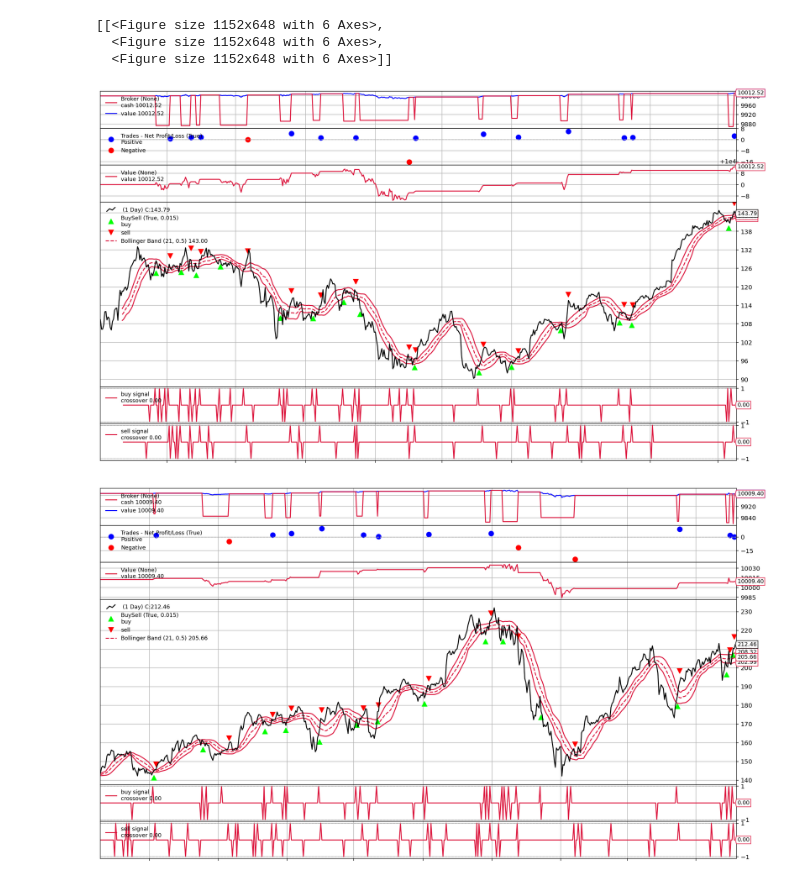
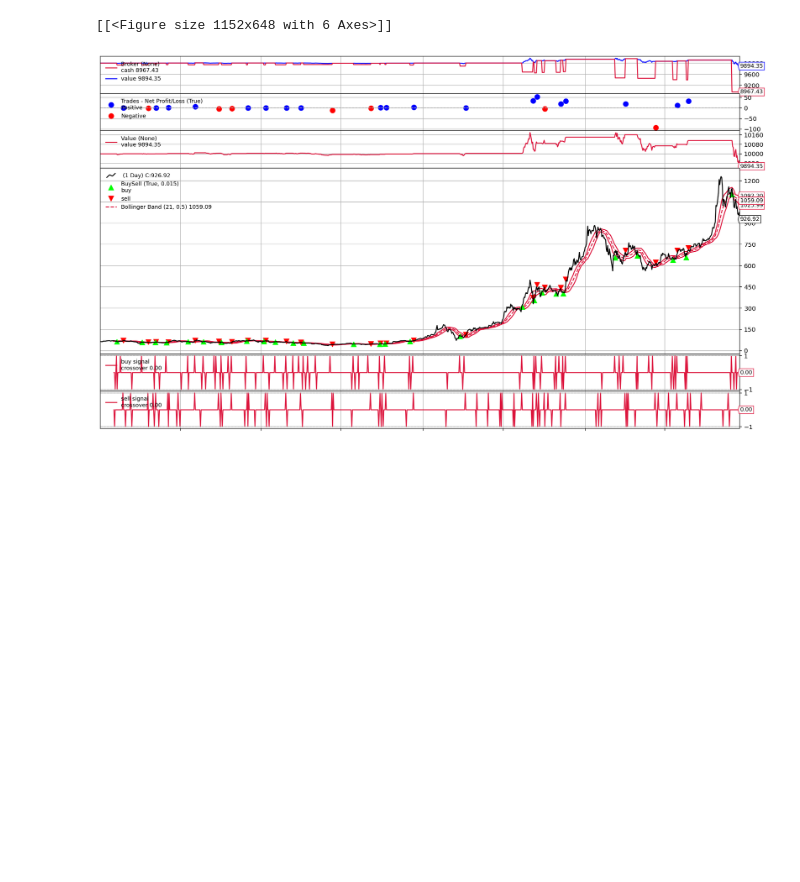
Before and after one commit to iamorlando/systematic_trader, a Jupyter notebook: notebooks/equity_strategy.ipynb, the cells around one changed output. Cells and saved outputs as stored; diff of their text form; code cells hidden in the pictures; blank space fills up the shorter version.

```diff
--- a/notebooks/equity_strategy.ipynb
+++ b/notebooks/equity_strategy.ipynb
@@ -36,7 +36,7 @@ def adjust(date, close, adj_close, in_col, rounding=4):
         return 0
 # %%
 ts = TimeSeries(key=API_KEY)
-symbol = 'AAPL'
+symbol = 'TSLA'
 # Get json object with the intraday data and another with  the call's metadata
 data, meta_data = ts.get_daily_adjusted(symbol,outputsize='full')
 data_df = (
@@ -52,10 +52,13 @@ plt.show()
 # %%
 # Let's just look at 2015 onwards
 data_df.sort_index(inplace=True)
-data_df = data_df.loc['2015-01-01':]
+data_df = data_df.loc['2018-01-01':]
 # Rename & rearrange the fields so they can be ingested by Backtrader
 data_df = data_df.loc[:, ['2. high', '3. low', '1. open', '4. close','5. adjusted close']]
 data_df.columns = ['High', 'Low', 'Open', 'Close','Adj']
+# %%
+adj_factor = data_df['Adj']/data_df['Close']
+data_df = data_df[data_df.columns[:4]].mul(adj_factor,axis=0)
 # %%
 class boll_bander(bt.Strategy):
     # Set a bollinger band indicator, buy when the price exceeds the lower band, sell when price exceeds higher band.
@@ -95,10 +97,7 @@ cerebro.addanalyzer(bt.analyzers.DrawDown)
 cerebro.addstrategy(boll_bander)
 results = cerebro.run()
 # %%
-cerebro.plot(tight=False,numfigs=3,iplot=False, volume=False, width=60)
+cerebro.plot(tight=False,numfigs=1,iplot=False, volume=False, width=60)
 # %% [output]
-[[<Figure size 1152x648 with 6 Axes>,
-  <Figure size 1152x648 with 6 Axes>,
-  <Figure size 1152x648 with 6 Axes>]]
+[[<Figure size 1152x648 with 6 Axes>]]
-[figure, old version]
+[figure, new version]
-[figure, removed]
```
Also changed, not shown: parts of 4 cells of this notebook.
